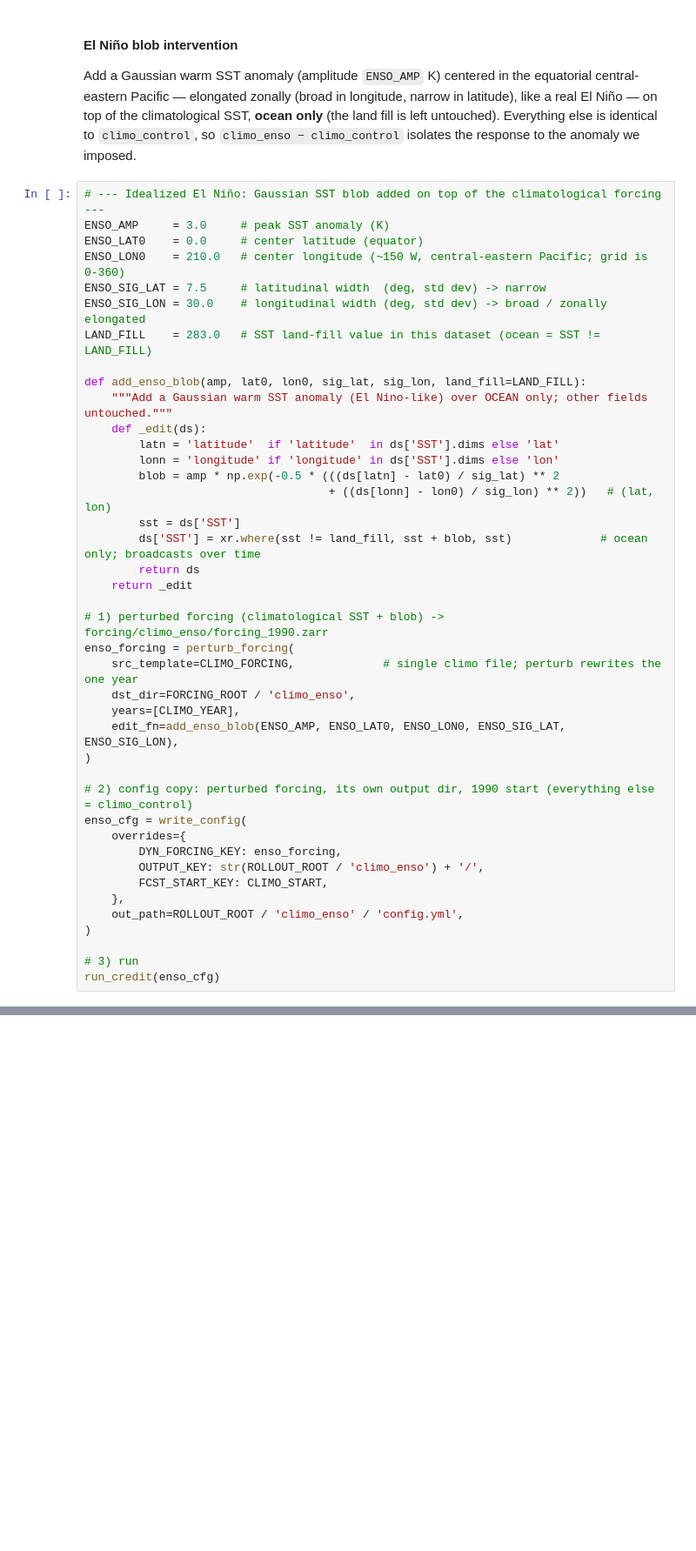
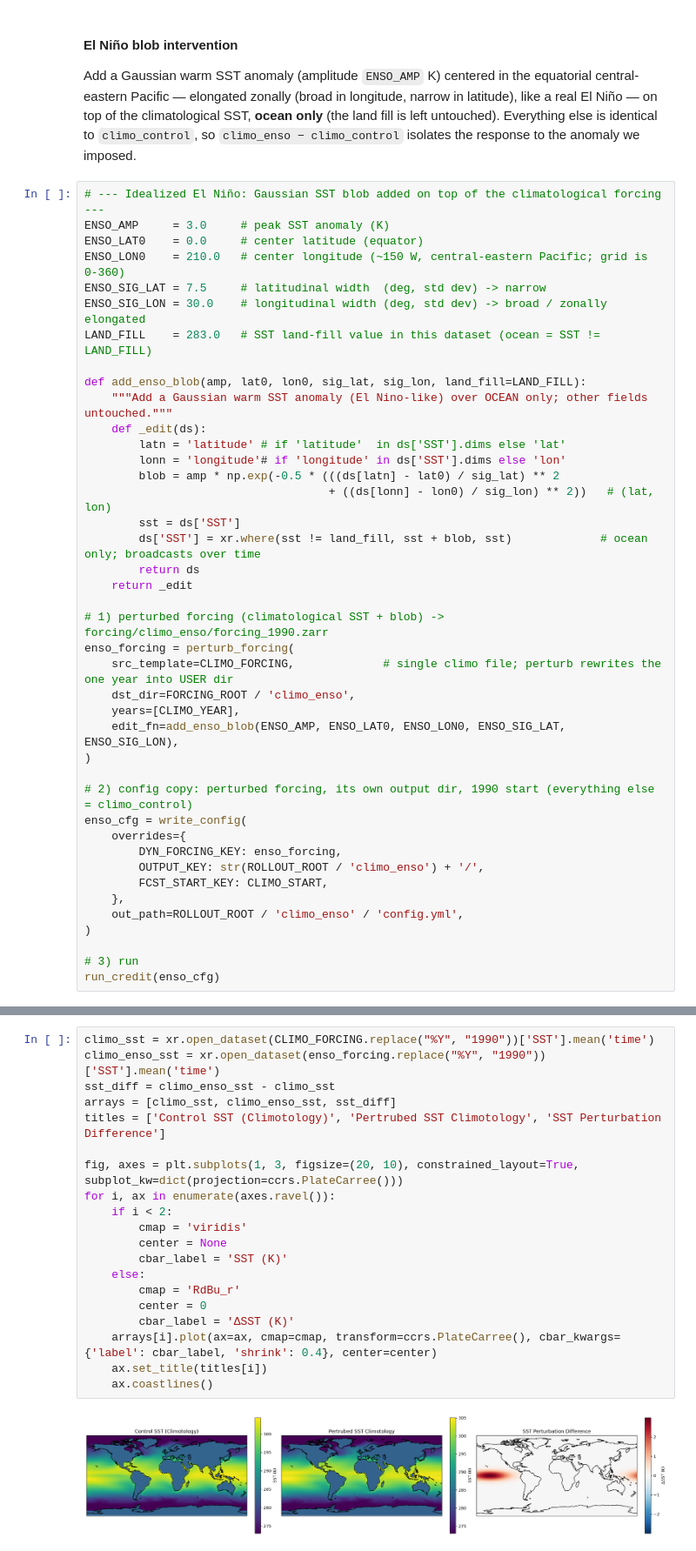
Before and after one commit to NCAR/miles-credit, a Jupyter notebook: notebooks/camulator_tutorial_experiments.ipynb, the cells around one changed output, grey strips where cells are left out. Shown at 87% size. Drawn from its saved outputs; the diff is of its cells as text; blank space fills up the shorter version.

Commit message:
replace

```diff
--- a/notebooks/camulator_tutorial_experiments.ipynb
+++ b/notebooks/camulator_tutorial_experiments.ipynb
@@ -581,8 +562,8 @@ LAND_FILL    = 283.0   # SST land-fill value in this dataset (ocean = SST != LAN
 def add_enso_blob(amp, lat0, lon0, sig_lat, sig_lon, land_fill=LAND_FILL):
     """Add a Gaussian warm SST anomaly (El Nino-like) over OCEAN only; other fields untouched."""
     def _edit(ds):
-        latn = 'latitude'  if 'latitude'  in ds['SST'].dims else 'lat'
-        lonn = 'longitude' if 'longitude' in ds['SST'].dims else 'lon'
+        latn = 'latitude' # if 'latitude'  in ds['SST'].dims else 'lat'
+        lonn = 'longitude'# if 'longitude' in ds['SST'].dims else 'lon'
         blob = amp * np.exp(-0.5 * (((ds[latn] - lat0) / sig_lat) ** 2
                                     + ((ds[lonn] - lon0) / sig_lon) ** 2))   # (lat, lon)
         sst = ds['SST']
@@ -592,7 +573,7 @@ def add_enso_blob(amp, lat0, lon0, sig_lat, sig_lon, land_fill=LAND_FILL):
 
 # 1) perturbed forcing (climatological SST + blob) -> forcing/climo_enso/forcing_1990.zarr
 enso_forcing = perturb_forcing(
-    src_template=CLIMO_FORCING,             # single climo file; perturb rewrites the one year
+    src_template=CLIMO_FORCING,             # single climo file; perturb rewrites the one year into USER dir
     dst_dir=FORCING_ROOT / 'climo_enso',
     years=[CLIMO_YEAR],
     edit_fn=add_enso_blob(ENSO_AMP, ENSO_LAT0, ENSO_LON0, ENSO_SIG_LAT, ENSO_SIG_LON),
@@ -612,0 +618,22 @@ run_credit(enso_cfg)
+# %%
+climo_sst = xr.open_dataset(CLIMO_FORCING.replace("%Y", "1990"))['SST'].mean('time')
+climo_enso_sst = xr.open_dataset(enso_forcing.replace("%Y", "1990"))['SST'].mean('time')
+sst_diff = climo_enso_sst - climo_sst
+arrays = [climo_sst, climo_enso_sst, sst_diff]
+titles = ['Control SST (Climotology)', 'Pertrubed SST Climotology', 'SST Perturbation Difference']
+
+fig, axes = plt.subplots(1, 3, figsize=(20, 10), constrained_layout=True, subplot_kw=dict(projection=ccrs.PlateCarree()))
+for i, ax in enumerate(axes.ravel()):
+    if i < 2:
+        cmap = 'viridis'
+        center = None
+        cbar_label = 'SST (K)'
+    else:
+        cmap = 'RdBu_r'
+        center = 0
+        cbar_label = 'ΔSST (K)'
+    arrays[i].plot(ax=ax, cmap=cmap, transform=ccrs.PlateCarree(), cbar_kwargs={'label': cbar_label, 'shrink': 0.4}, center=center)
+    ax.set_title(titles[i])
+    ax.coastlines()
+# %% [output]
+[figure, added]
```
Also changed, not shown: parts of 21 cells of this notebook.
